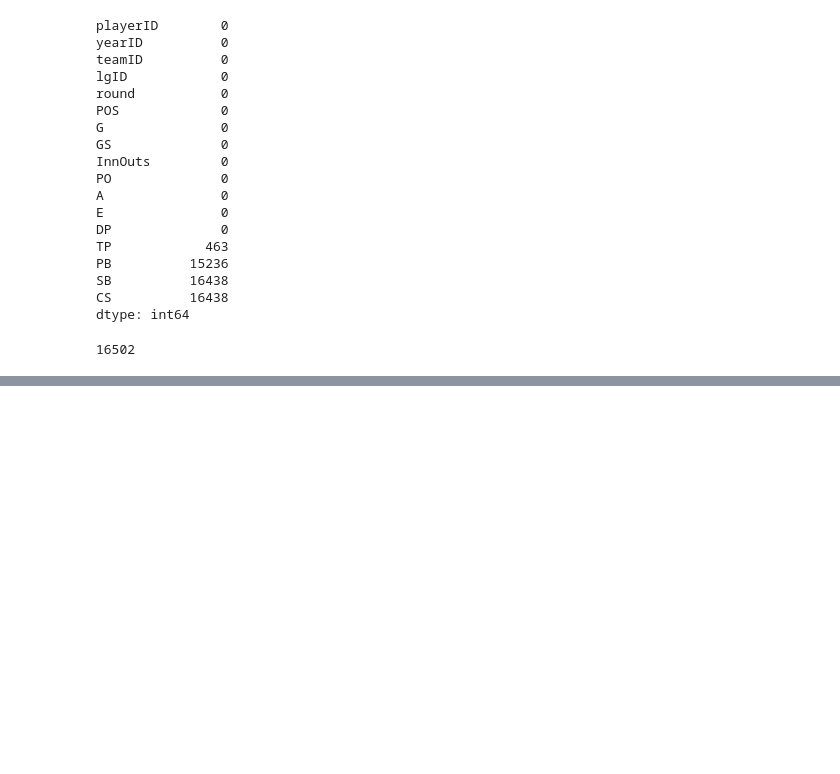
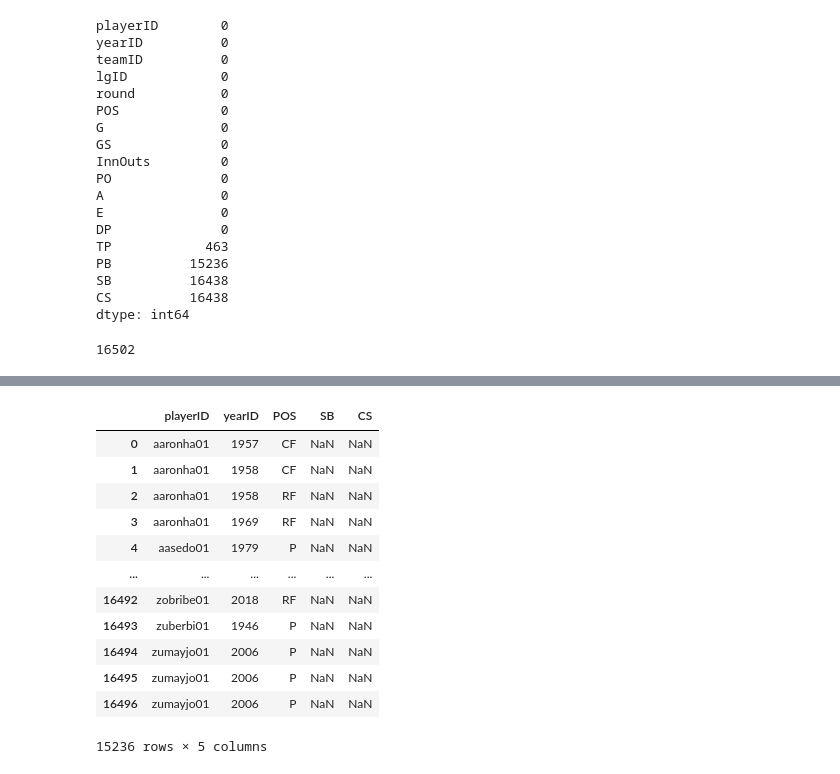
Before and after one commit to PhilSark/mlb-postseason-analysis, a Jupyter notebook: postseason_stats.ipynb, the cells around one changed output, grey strips where cells are left out. Saved outputs shown, nothing was run; the diff lists cells and outputs as text; code cells hidden in the pictures; blank space fills up the shorter version.

```diff
--- a/postseason_stats.ipynb
+++ b/postseason_stats.ipynb
@@ -945,0 +1061,4 @@ len(fielding_post)
+# %%
+# so ALL of the NaN values for passed balls are for non-catchers. Let's fill them all with 0.
+fielding_post['PB'].fillna(0, inplace=True)
+fielding_post.isna().sum()
@@ -945,0 +1090,18 @@ len(fielding_post)
+# %%
+# I'm now curious about the SB and CS columns. I wonder why the amount of NaN values are the same. I bet its the same issue as passed balls.
+
+fielding_post[(fielding_post['SB'].isna()) & (fielding_post['CS'].isna()) & (fielding_post['POS'] != 'C')][['playerID', 'yearID', 'POS', 'SB', 'CS']]
+# %% [output]
+|  | playerID | yearID | POS | SB | CS |
+| 0 | aaronha01 | 1957 | CF | NaN | NaN |
+| 1 | aaronha01 | 1958 | CF | NaN | NaN |
+| 2 | aaronha01 | 1958 | RF | NaN | NaN |
+| 3 | aaronha01 | 1969 | RF | NaN | NaN |
+| 4 | aasedo01 | 1979 | P | NaN | NaN |
+| ... | ... | ... | ... | ... | ... |
+| 16492 | zobribe01 | 2018 | RF | NaN | NaN |
+| 16493 | zuberbi01 | 1946 | P | NaN | NaN |
+| 16494 | zumayjo01 | 2006 | P | NaN | NaN |
+| 16495 | zumayjo01 | 2006 | P | NaN | NaN |
+| 16496 | zumayjo01 | 2006 | P | NaN | NaN |
+15236 rows × 5 columns
```
Also changed, not shown: parts of 16 cells of this notebook.
